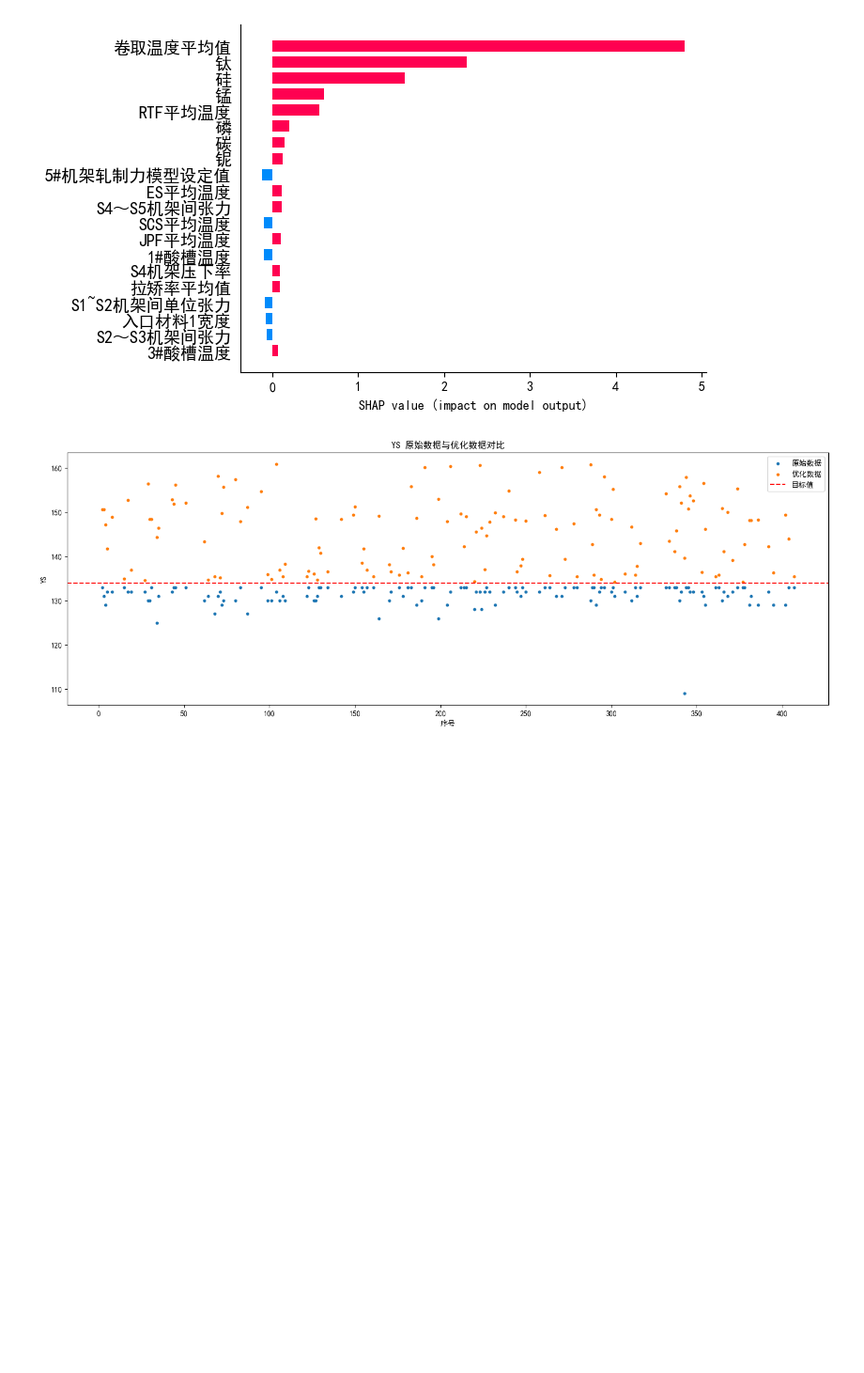
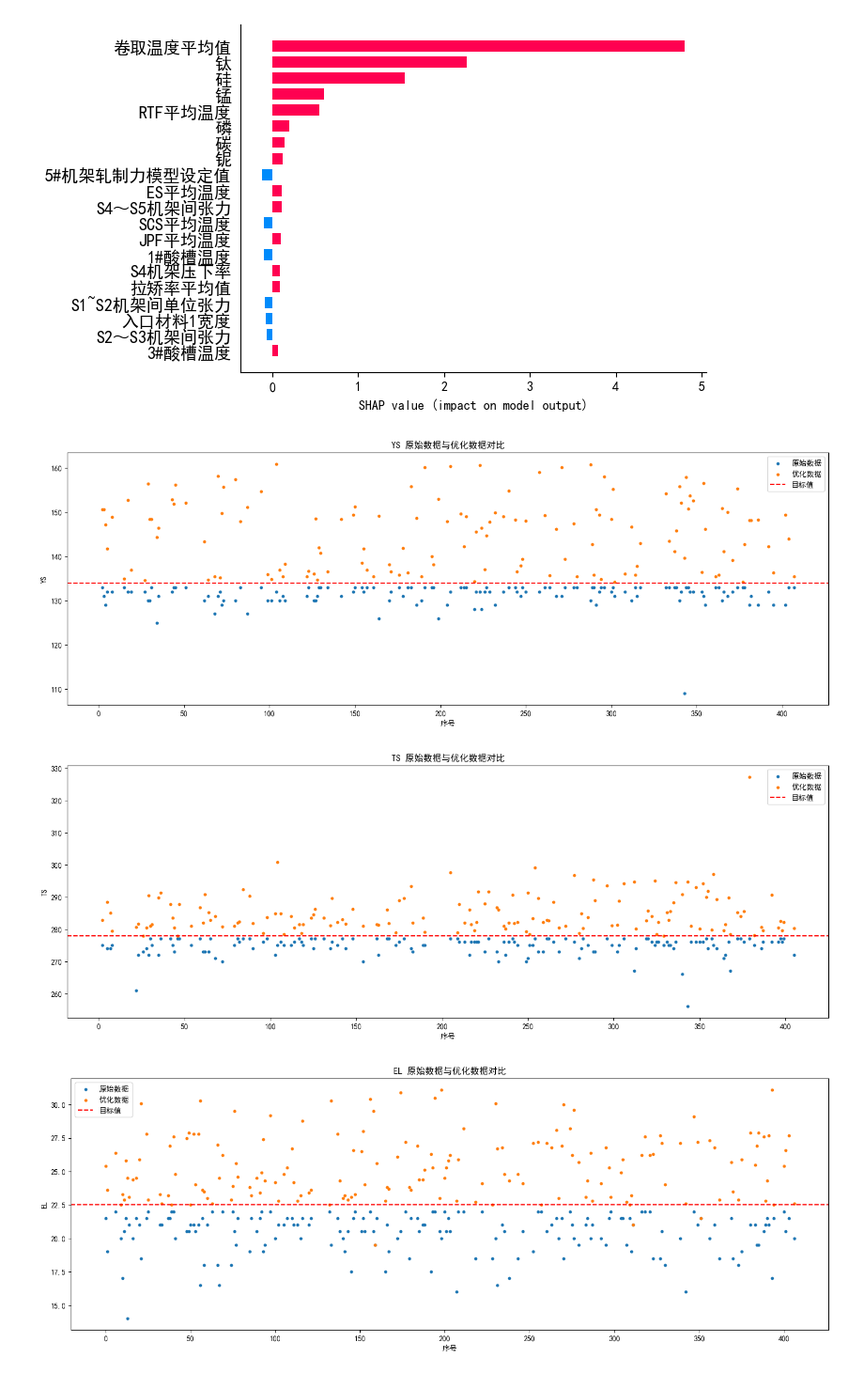
Before and after one commit to linye157/Predict, a Jupyter notebook: optimize_PPO_draw_picture.ipynb, the cells around one changed output. Shown at 94% size. Saved outputs shown, nothing was run; the diff lists cells and outputs as text; code cells hidden in the pictures; blank space fills up the shorter version.

```diff
--- a/optimize_PPO_draw_picture.ipynb
+++ b/optimize_PPO_draw_picture.ipynb
@@ -218,6 +218,42 @@ plt.title('YS 原始数据与优化数据对比')
 # 显示图像
 plt.show()
 
+#识别TS不合格样本
+filtered_indices = [i for i in range(len(ori_TS)) if ori_TS[i] < goal[1]]
+filtered_ori_TS = [ori_TS[i] for i in filtered_indices]
+filtered_opt_TS = [opt_TS[i] for i in filtered_indices]
+# 绘制散点图
+plt.figure(figsize=(18, 6))
+plt.scatter(filtered_indices, filtered_ori_TS, label='原始数据', s=10)
+plt.scatter(filtered_indices, filtered_opt_TS, label='优化数据', s=10)
+# 绘制目标值的虚线
+plt.axhline(y=goal[1], color='r', linestyle='--', label='目标值')
+# 添加标签和标题
+plt.xlabel('序号')
+plt.ylabel('TS')
+plt.legend()
+plt.title('TS 原始数据与优化数据对比')
+# 显示图像
+plt.show()
+
+#识别EL不合格样本
+filtered_indices = [i for i in range(len(ori_EL)) if ori_EL[i] < goal[2]]
+filtered_ori_EL = [ori_EL[i] for i in filtered_indices]
+filtered_opt_EL = [opt_EL[i] for i in filtered_indices]
+# 绘制散点图
+plt.figure(figsize=(18, 6))
+plt.scatter(filtered_indices, filtered_ori_EL, label='原始数据', s=10)
+plt.scatter(filtered_indices, filtered_opt_EL, label='优化数据', s=10)
+# 绘制目标值的虚线
+plt.axhline(y=goal[2], color='r', linestyle='--', label='目标值')
+# 添加标签和标题
+plt.xlabel('序号')
+plt.ylabel('EL')
+plt.legend()
+plt.title('EL 原始数据与优化数据对比')
+# 显示图像
+plt.show()
+
 
 # # 用散点图原始数据和优化数据ys的对比图,横坐标是序号，纵坐标是YS的值，只绘制原始样本中低于目标值的样本
 # plt.figure(figsize=(18, 6))
@@ -235,30 +271,32 @@ plt.show()
 # plt.title('YS 原始数据与优化数据对比')
 
 # # 显示图像
 # plt.show()
 
 # 用散点图原始数据和优化数据ts的对比图,横坐标是序号，纵坐标是TS的值
 # plt.figure(figsize=(18, 6))
 # # 绘制散点图，s参数设置点的大小（例如设置为10）
 # plt.scatter(range(len(ori_TS)), ori_TS, label='原始数据', s=10)
 # plt.scatter(range(len(opt_TS)), opt_TS, label='优化数据', s=10)
 # plt.plot([0, len(ori_TS)], [goal[1], goal[1]], 'r--', label='目标值')
 # plt.xlabel('序号')
 # plt.ylabel('TS')
 # plt.legend()
 # plt.title('TS 原始数据与优化数据对比')
 # plt.show()
 
 # # 用散点图原始数据和优化数据el的对比图,横坐标是序号，纵坐标是EL的值
 # plt.figure(figsize=(18, 6))
 # # 绘制散点图，s参数设置点的大小（例如设置为10）
 # plt.scatter(range(len(ori_EL)), ori_EL, label='原始数据', s=10)
 # plt.scatter(range(len(opt_EL)), opt_EL, label='优化数据', s=10)
 # plt.plot([0, len(ori_EL)], [goal[2], goal[2]], 'r--', label='目标值')
 # plt.xlabel('序号')
 # plt.ylabel('EL')
 # plt.legend()
 # plt.title('EL 原始数据与优化数据对比')
 # plt.show()
 # %% [output]
 [figure]
+[figure, added]
+[figure, added]
```
Also changed, not shown: parts of 5 cells of this notebook, 1 other file.
